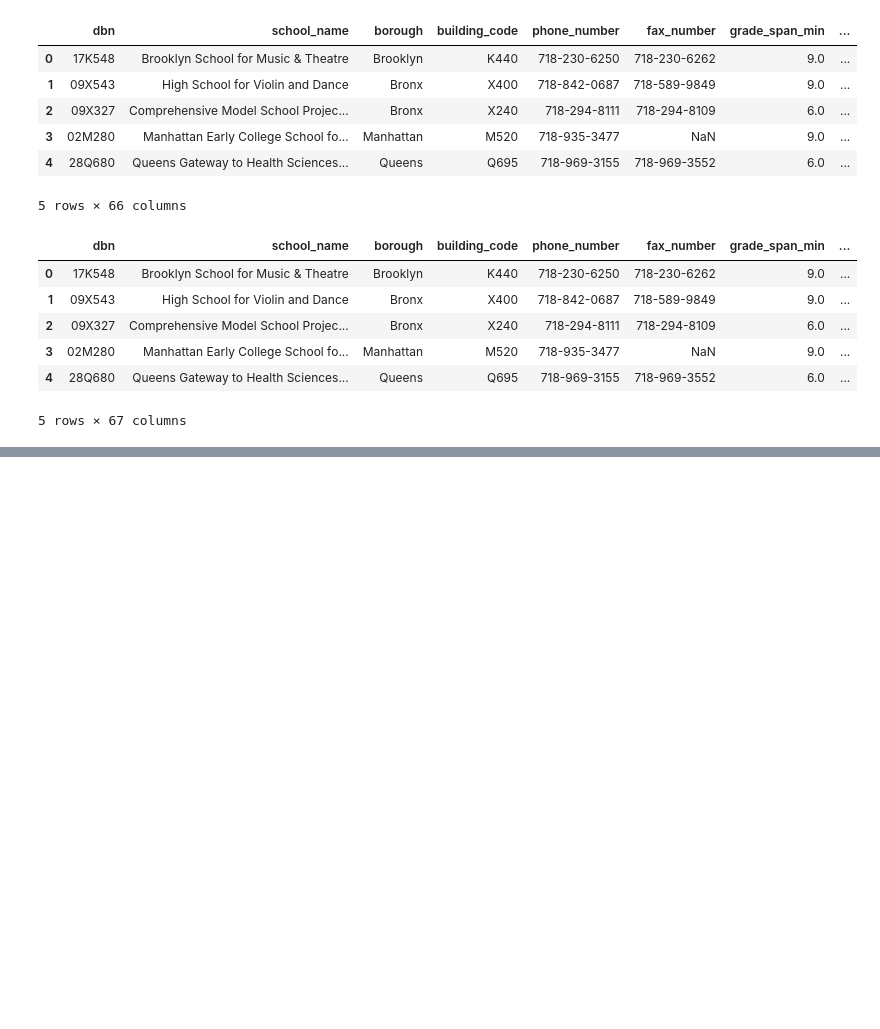
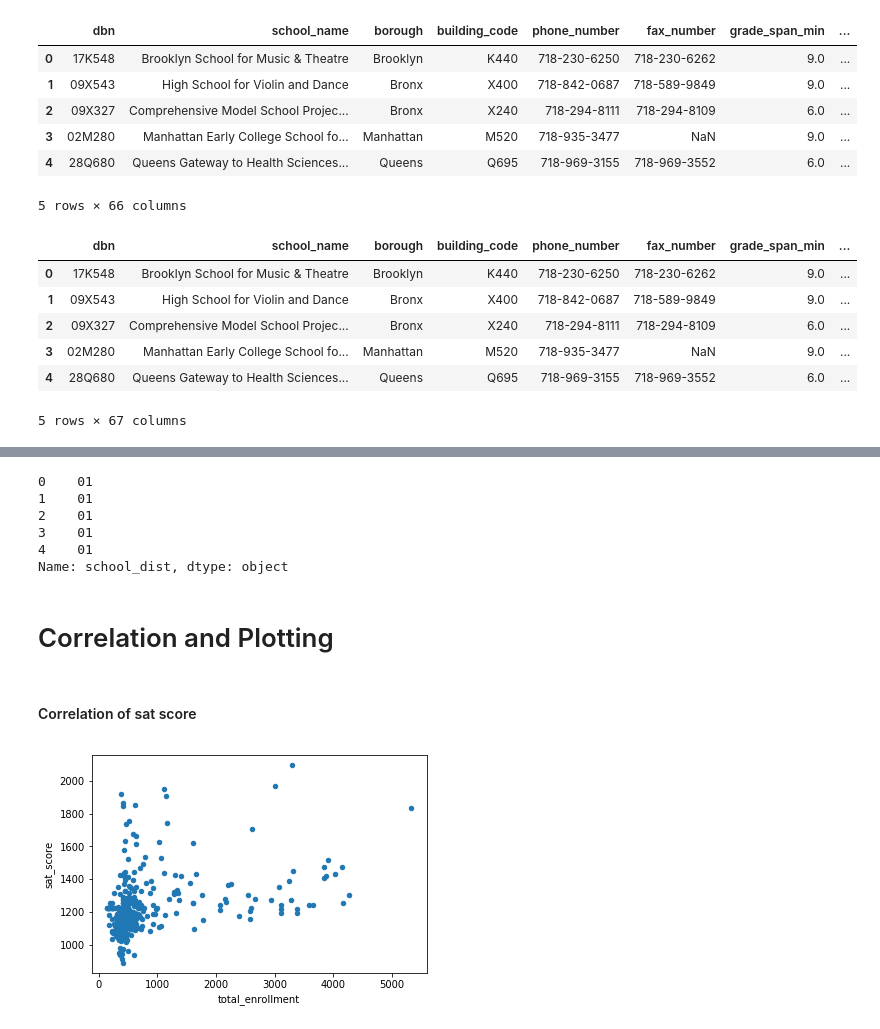
Before and after one commit to raktim314/New_york_school_sat, a Jupyter notebook: script.ipynb, the cells around one changed output, grey strips where cells are left out. Drawn from its saved outputs; the diff is of its cells as text; code cells hidden in the pictures; blank space fills up the shorter version.

```diff
--- a/script.ipynb
+++ b/script.ipynb
@@ -174,0 +274,6 @@ class_size.head()
+# %%
+means = combined.mean()
+# %%
+combined = combined.fillna(means)
+# %%
+combined = combined.fillna(0)
@@ -174,0 +290,15 @@ class_size.head()
+# %%
+def extract_char(string):
+    char = string[0:2]
+    return char
+combined['school_dist'] = combined['DBN'].apply(extract_char)
+combined['school_dist'].head()
+# %% [output]
+0    01
+1    01
+2    01
+3    01
+4    01
+Name: school_dist, dtype: object
+# %% [markdown]
+# Correlation and Plotting
@@ -174,0 +307,2 @@ class_size.head()
+# %% [markdown]
+#### Correlation of sat score
@@ -174,0 +313,5 @@ class_size.head()
+# %%
+combined.plot.scatter(x='total_enrollment', y='sat_score')
+plt.show()
+# %% [output]
+[figure, added]
```
Also changed, not shown: parts of 29 cells of this notebook.
